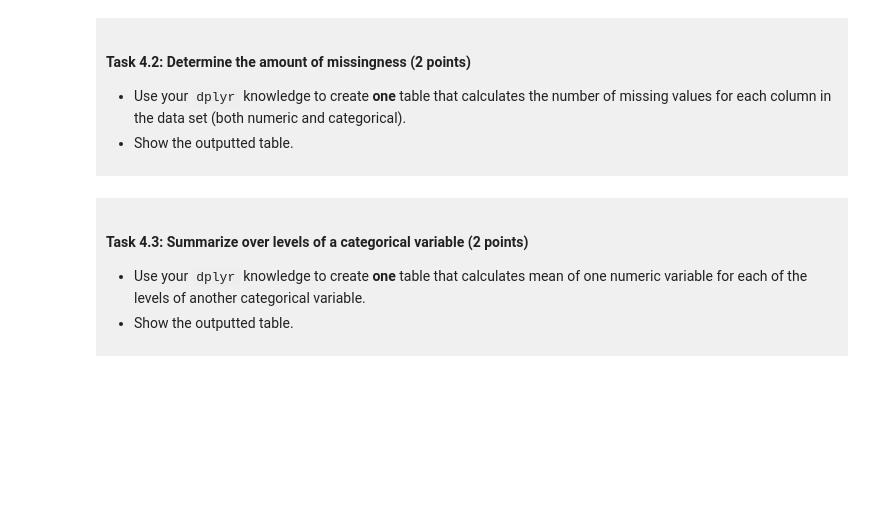
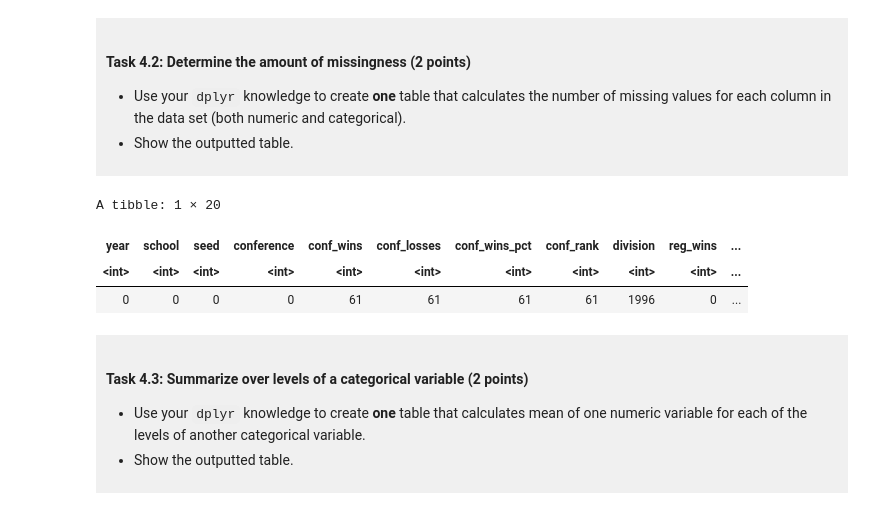
Before and after one commit to Maddi-808/dsci-100-project-madison-kuan, a Jupyter notebook: dsci-100-project-notebook.ipynb, the cells around one changed output. Saved outputs shown, nothing was run; the diff lists cells and outputs as text; code cells hidden in the pictures; blank space fills up the shorter version.

```diff
--- a/dsci-100-project-notebook.ipynb
+++ b/dsci-100-project-notebook.ipynb
@@ -349,7 +300,17 @@ A tibble: 9 × 2
 - Show the outputted table.
 </div>
 # %%
-### EDIT THIS CODE CELL ###
+#since my tidied data has no NA values, I will assume this question meant the original data set
+
+ncaa_na <- ncaa_data |>
+summarize(across(everything(), ~sum(is.na(.)))) #after browsing many websites, like statology and stack overflow,
+                                                #found a new, method similar, but more efficient than those in textbook
+ncaa_na
+# %% [output]
+A tibble: 1 × 20
+| year | school | seed | conference | conf_wins | conf_losses | conf_wins_pct | conf_rank | division | reg_wins | ... |
+| <int> | <int> | <int> | <int> | <int> | <int> | <int> | <int> | <int> | <int> | ... |
+| 0 | 0 | 0 | 0 | 61 | 61 | 61 | 61 | 1996 | 0 | ... |
 # %% [markdown]
 <div style="background-color: #f0f0f0; padding: 10px;">
 
```
Also changed, not shown: parts of 6 cells of this notebook.
